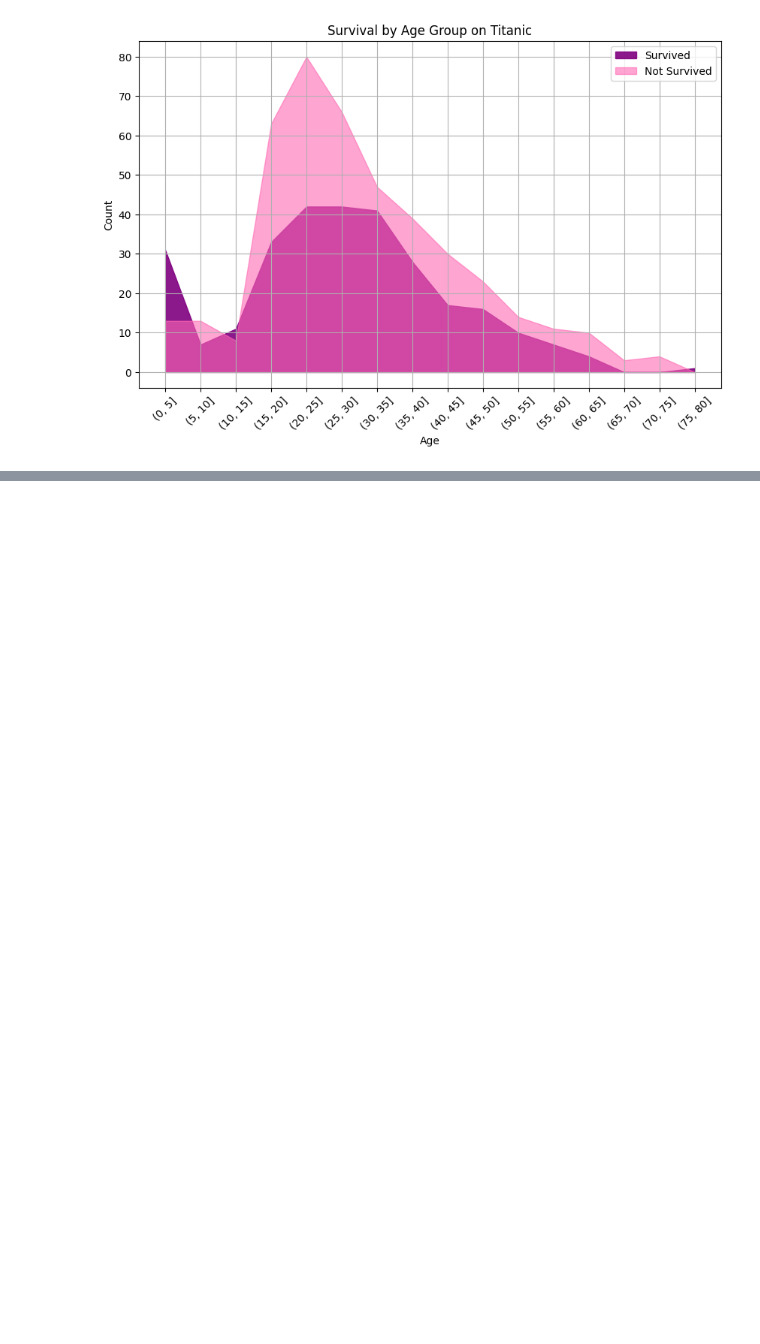
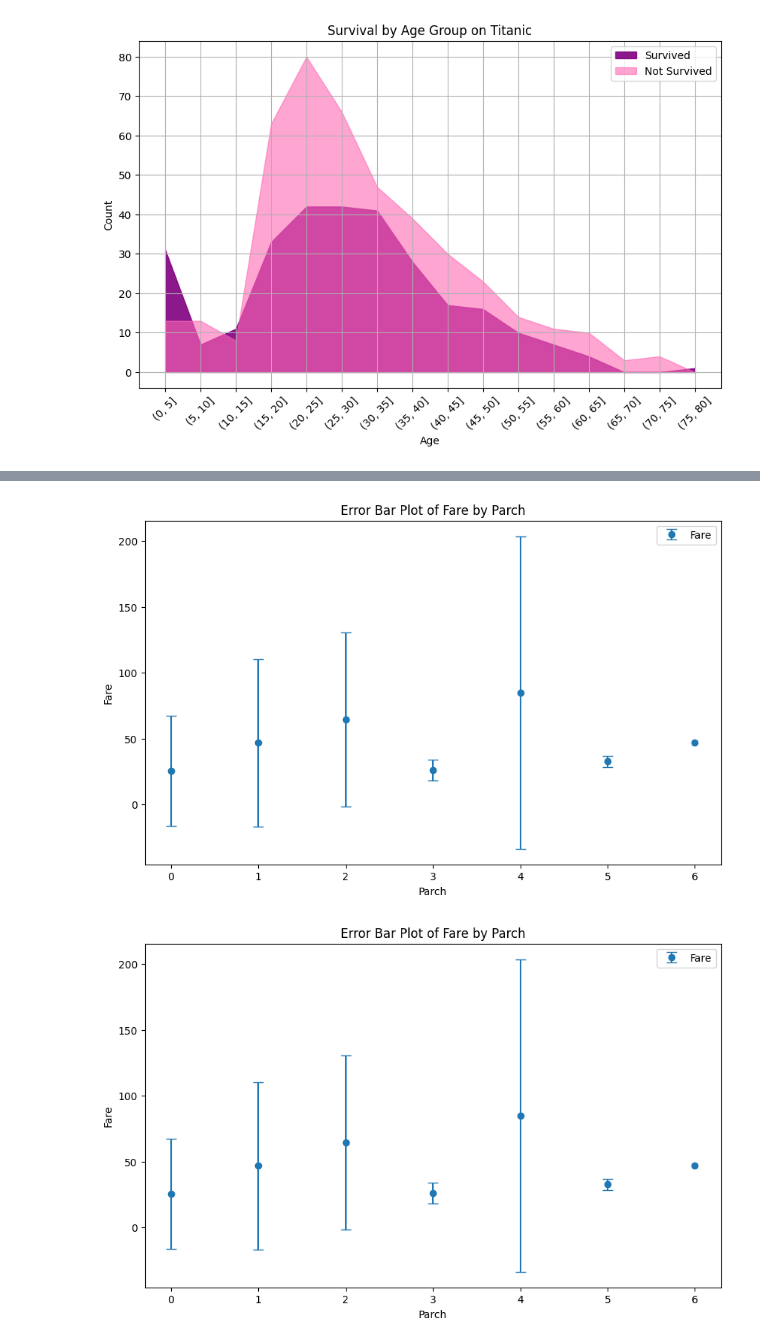
Before and after one commit to DDORINY/study_AI_26, a Jupyter notebook: 01_파이썬_데이터분석가되기/Matplotlib.ipynb, the cells around one changed output, grey strips where cells are left out. Drawn from its saved outputs; the diff is of its cells as text; code cells hidden in the pictures; blank space fills up the shorter version.

```diff
--- a/01_파이썬_데이터분석가되기/Matplotlib.ipynb
+++ b/01_파이썬_데이터분석가되기/Matplotlib.ipynb
@@ -598,0 +692,8 @@ plt.show()
+# %%
+# 부모 + 자녀 수(Parch)에 따른 요금(Fare)의 평균
+fare_means = titanic.groupby('Parch')['Fare'].mean()
+print(fare_means, '\n')
+
+# 부모 + 자녀 수(Parch)에 따른 요금(Fare)의 표준편차
+fare_std = titanic.groupby('Parch')['Fare'].std()
+print(fare_std, '\n')
@@ -598,0 +720,13 @@ plt.show()
+# %%
+# 에러바로 요금의 평균과 표준편차 표현
+plt.figure(figsize=(10,6))
+plt.errorbar(fare_means.index, fare_means,yerr=fare_std,fmt='o', capsize =5, capthick=1, label='Fare')
+plt.title('Error Bar Plot of Fare by Parch')
+plt.xlabel('Parch')
+plt.ylabel('Fare')
+plt.xticks(fare_means.index)
+plt.legend()
+plt.show(())
+# %% [output]
+[figure, added]
+[figure, added]
```
Also changed, not shown: parts of 11 cells of this notebook.
